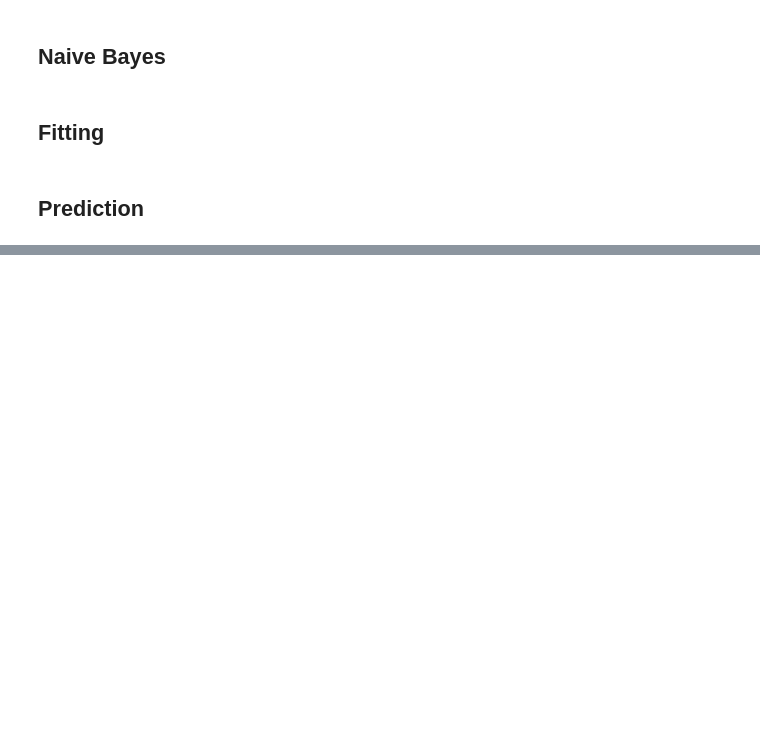
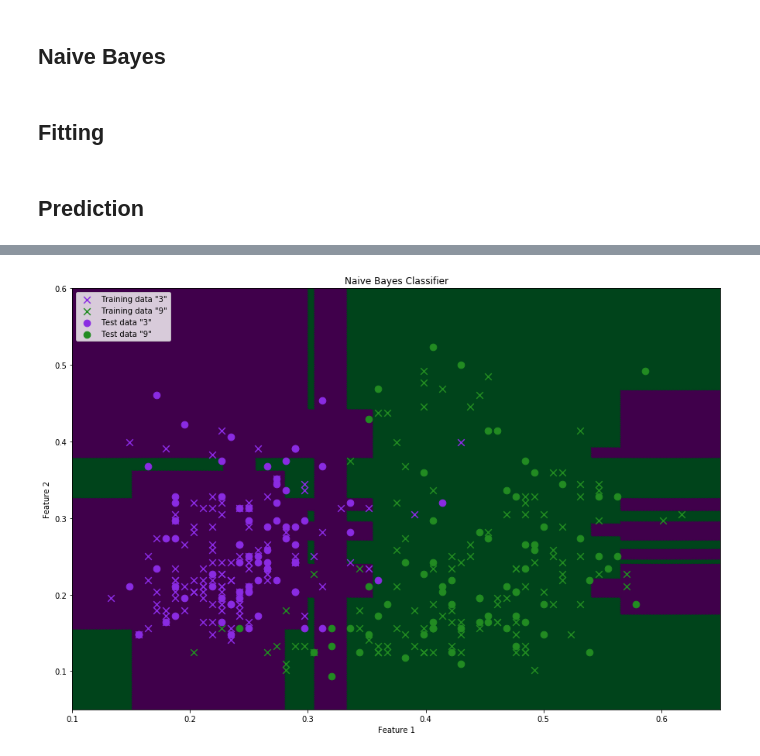
Before and after one commit to Simske/ML, a Jupyter notebook: ex03/naive-bayes.ipynb, the cells around one changed output, grey strips where cells are left out. Drawn from its saved outputs; the diff is of its cells as text; code cells hidden in the pictures; blank space fills up the shorter version.

```diff
--- a/ex03/naive-bayes.ipynb
+++ b/ex03/naive-bayes.ipynb
@@ -113,0 +141,28 @@ predicted = predict_naive_bayes(x_test, histograms, binning)
+# %%
+# create grid in feature space
+feature1_range = (0.1, 0.65)
+feature2_range = (0.05, 0.6)
+x = np.linspace(*feature1_range, 200)
+y = np.linspace(*feature2_range, 200)
+xv, yv = np.meshgrid(x, y)
+grid = np.column_stack([xv.reshape(40000), yv.reshape(40000)])
+# classify grid using nearest mean
+prediction = predict_naive_bayes(grid, histograms2f, binning2f).reshape(200,200)
+# %%
+fig, ax = plt.subplots(1,1, figsize=(15,10))
+ax.axis(feature1_range + feature2_range)
+ax.scatter(xv, yv, c=prediction, cmap='PRGn')
+ax.scatter(x_train2f[y_train2f==3,0], x_train2f[y_train2f==3,1], marker='x',
+           label='Training data "3"', color='blueviolet', s=75)
+ax.scatter(x_train2f[y_train2f==9,0], x_train2f[y_train2f==9,1], marker='x',
+           label='Training data "9"', color='forestgreen', s=75)
+ax.scatter(x_test2f[y_test2f==3,0], x_test2f[y_test2f==3,1], marker='o',
+           label='Test data "3"', color='blueviolet', s=75)
+ax.scatter(x_test2f[y_test2f==9,0], x_test2f[y_test2f==9,1], marker='o',
+           label='Test data "9"', color='forestgreen', s=75)
+ax.set_title("Naive Bayes Classifier")
+ax.set_xlabel('Feature 1')
+ax.set_ylabel('Feature 2')
+ax.legend(loc='upper left');
+# %% [output]
+[figure, added]
```
Also changed, not shown: parts of 27 cells of this notebook.
